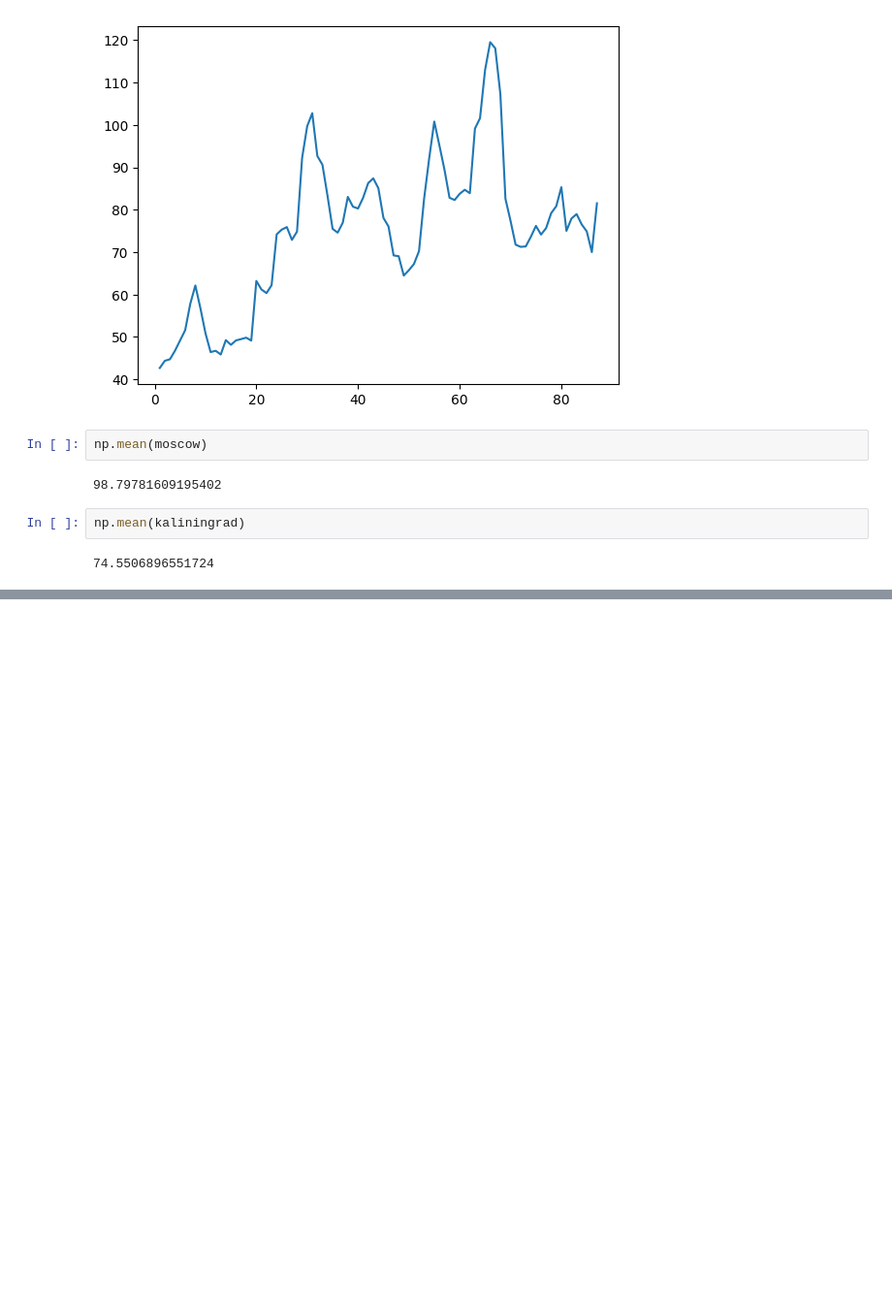
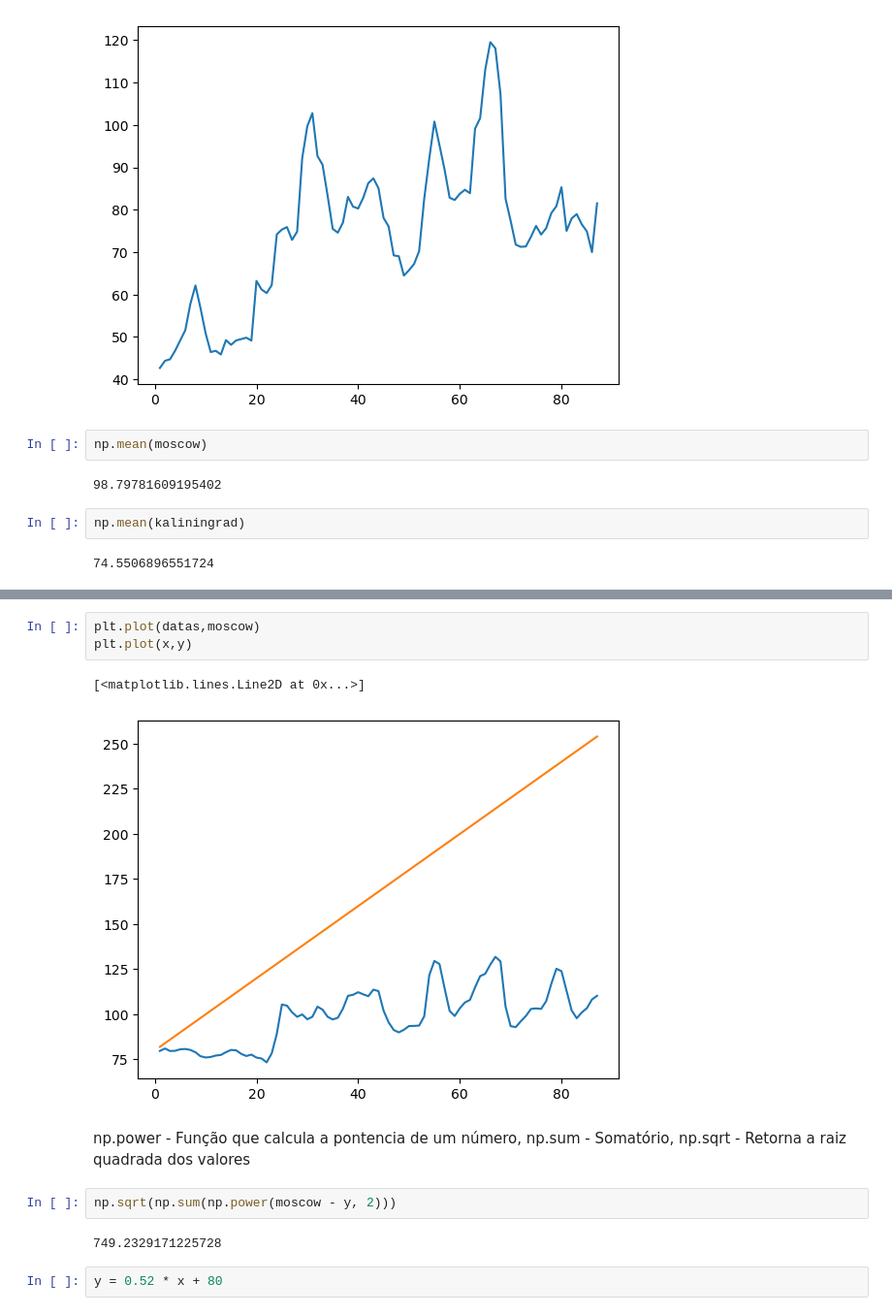
Before and after one commit to filipanselmo11/Jupyter-Notebooks, a Jupyter notebook: Numpy_alura.ipynb, the cells around one changed output, grey strips where cells are left out. Shown at 97% size. Cells and saved outputs as stored; diff of their text form; blank space fills up the shorter version.

```diff
--- a/Numpy_alura.ipynb
+++ b/Numpy_alura.ipynb
@@ -126,0 +142,14 @@ np.mean(kaliningrad)
+# %%
+plt.plot(datas,moscow)
+plt.plot(x,y)
+# %% [output]
+[<matplotlib.lines.Line2D at 0x...>]
+[figure, added]
+# %% [markdown]
+np.power - Função que calcula a pontencia de um número, np.sum - Somatório, np.sqrt - Retorna a raiz quadrada dos valores
+# %%
+np.sqrt(np.sum(np.power(moscow - y, 2)))
+# %% [output]
+749.2329171225728
+# %%
+y = 0.52 * x + 80
```
Also changed, not shown: parts of 32 cells of this notebook, 2 other files.
